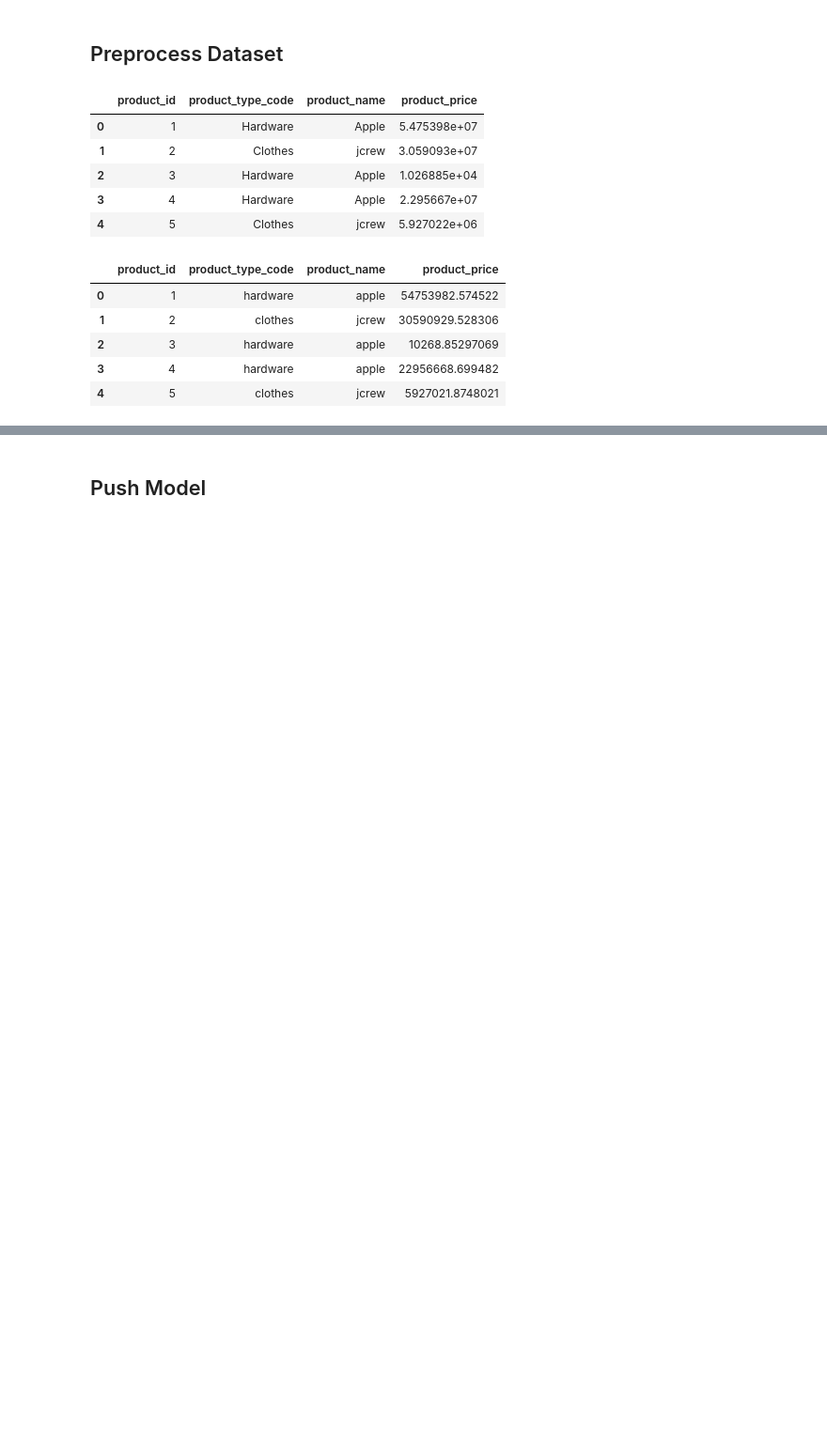
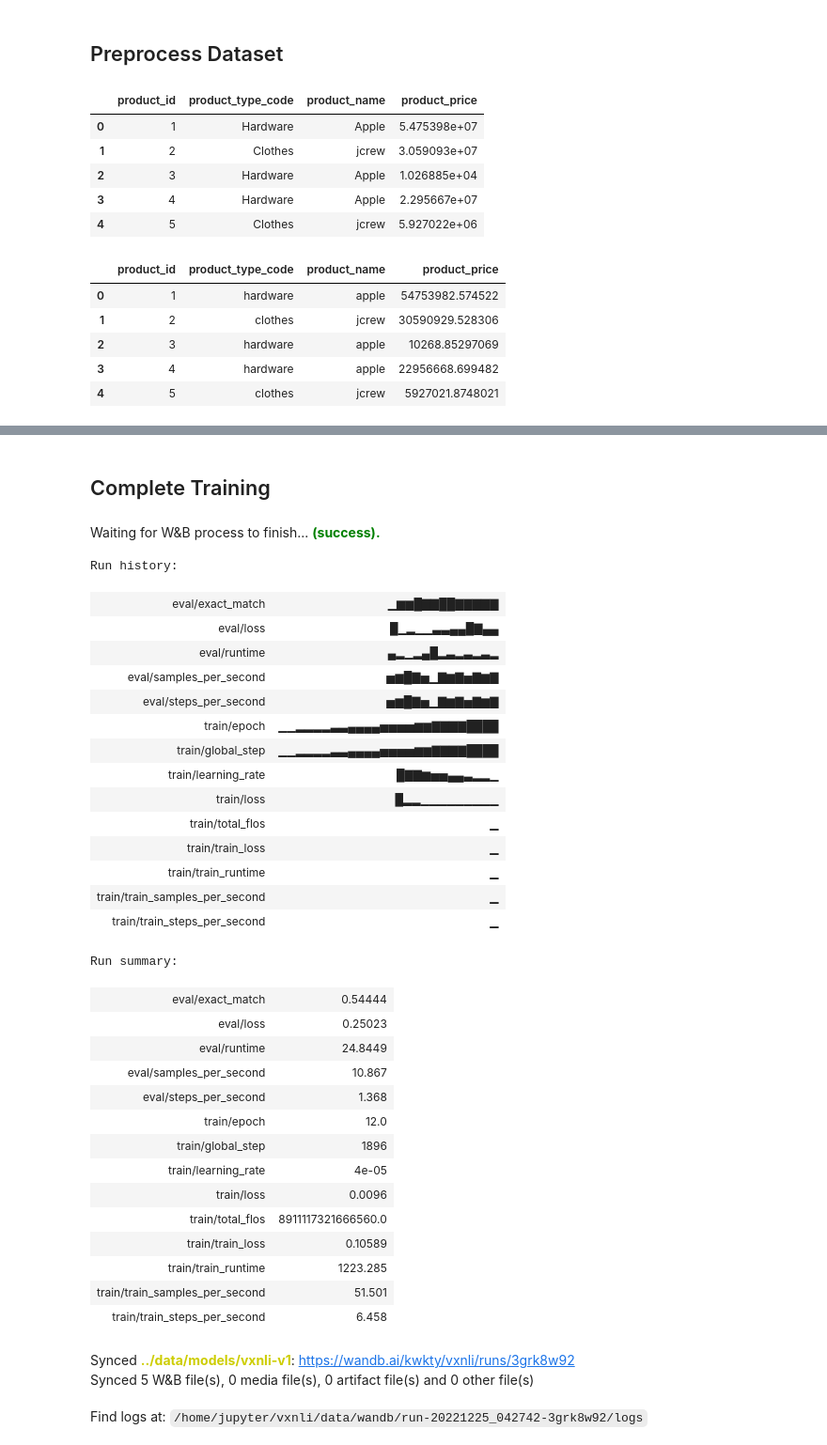
Before and after one commit to kwkty/vxnli, a Jupyter notebook: notebooks/06_model-v1.ipynb, the cells around one changed output, grey strips where cells are left out. Shown at 94% size. Cells and saved outputs as stored; diff of their text form; code cells hidden in the pictures; blank space fills up the shorter version.

```diff
--- a/notebooks/06_model-v1.ipynb
+++ b/notebooks/06_model-v1.ipynb
@@ -454,5 +456,43 @@ pd.concat(
-# %% [markdown]
-## Push Model
+# %% [markdown]
+## Complete Training
+# %%
+if report_to_wandb:
+    wandb.finish()
+# %% [output]
+Waiting for W&B process to finish... (success).
+Run history:
+| eval/exact_match | ▁▆▆█▇▇██▇▇▇▇▇ |
+| eval/loss | █▁▂▁▁▃▃▄▄█▇▄▄ |
+| eval/runtime | ▄▂▁▂▄█▂▃▂▃▂▃▂ |
+| eval/samples_per_second | ▅▆█▇▅▁▇▆▇▅▇▆▇ |
+| eval/steps_per_second | ▅▆█▇▅▁▇▆▇▅▇▆▇ |
+| train/epoch | ▁▁▂▂▂▂▃▃▄▄▄▄▅▅▅▅▆▆▇▇▇▇████ |
+| train/global_step | ▁▁▂▂▂▂▃▃▄▄▄▄▅▅▅▅▆▆▇▇▇▇████ |
+| train/learning_rate | █▇▇▆▅▅▄▄▃▂▂▁ |
+| train/loss | █▂▂▁▁▁▁▁▁▁▁▁ |
+| train/total_flos | ▁ |
+| train/train_loss | ▁ |
+| train/train_runtime | ▁ |
+| train/train_samples_per_second | ▁ |
+| train/train_steps_per_second | ▁ |
+Run summary:
+| eval/exact_match | 0.54444 |
+| eval/loss | 0.25023 |
+| eval/runtime | 24.8449 |
+| eval/samples_per_second | 10.867 |
+| eval/steps_per_second | 1.368 |
+| train/epoch | 12.0 |
+| train/global_step | 1896 |
+| train/learning_rate | 4e-05 |
+| train/loss | 0.0096 |
+| train/total_flos | 8911117321666560.0 |
+| train/train_loss | 0.10589 |
+| train/train_runtime | 1223.285 |
+| train/train_samples_per_second | 51.501 |
+| train/train_steps_per_second | 6.458 |
+Synced ../data/models/vxnli-v1: https://wandb.ai/kwkty/vxnli/runs/3grk8w92
+Synced 5 W&B file(s), 0 media file(s), 0 artifact file(s) and 0 other file(s)
+Find logs at: /home/jupyter/vxnli/data/wandb/run-20221225_042742-3grk8w92/logs
 # %%
 if push_model_to_huggingface_hub:
     trainer.push_to_hub()
```
Also changed, not shown: parts of 19 cells of this notebook.
